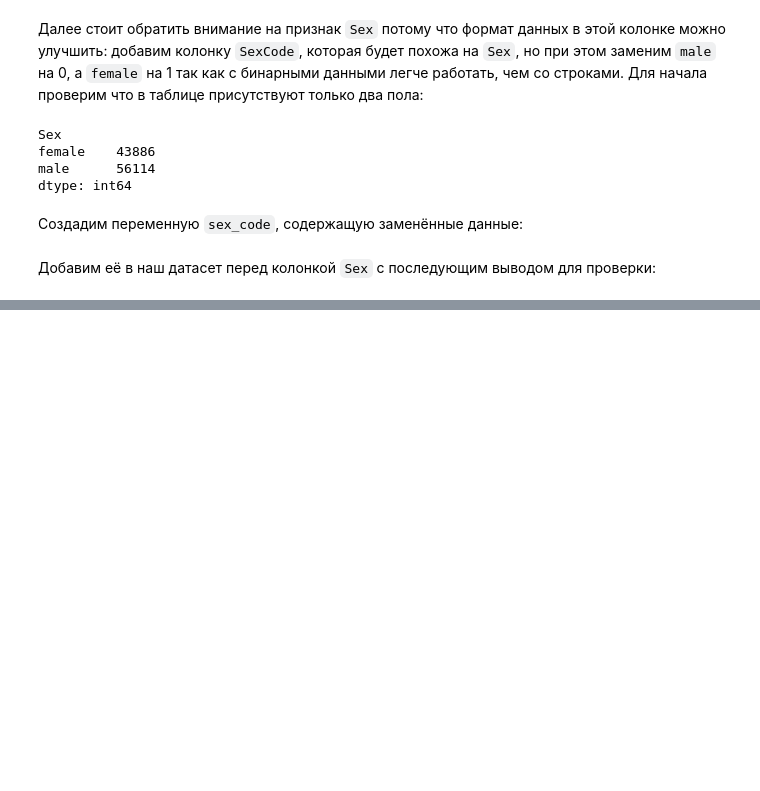
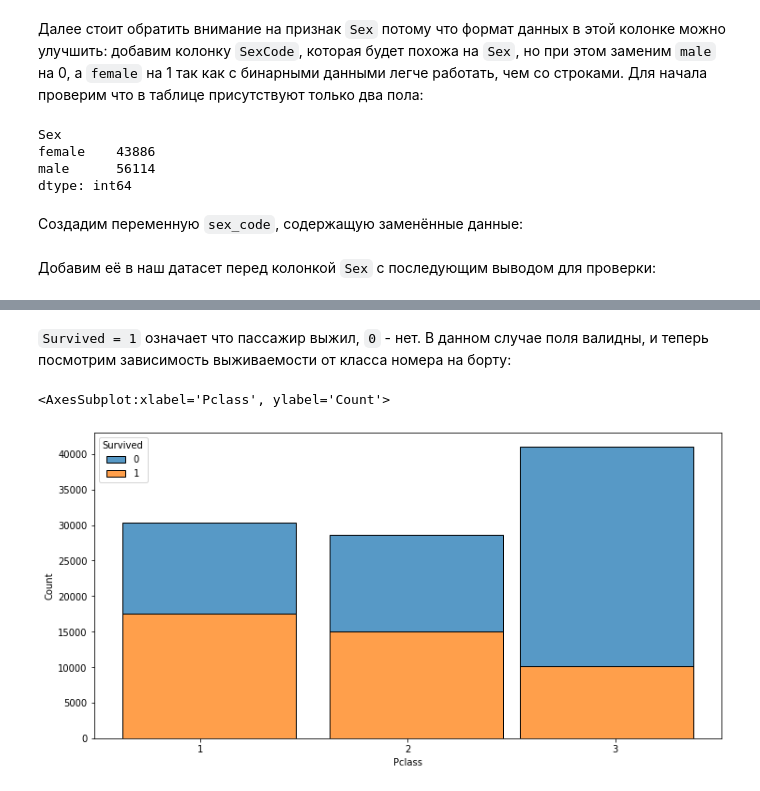
Before and after one commit to reagentjs/rss-ml-q1-2022-1, a Jupyter notebook: eda.ipynb, the cells around one changed output, grey strips where cells are left out. Saved outputs shown, nothing was run; the diff lists cells and outputs as text; code cells hidden in the pictures; blank space fills up the shorter version.

```diff
--- a/eda.ipynb
+++ b/eda.ipynb
@@ -74,0 +103,9 @@ titanic_data[:][:10]
+# %% [markdown]
+`Survived = 1` означает что пассажир выжил, `0` - нет. В данном случае поля валидны, и теперь посмотрим зависимость выживаемости от класса номера на борту:
+# %%
+plt.figure(figsize=(12,6))
+plt.xticks(range(1,4))
+sns.histplot(data=titanic_data, x="Pclass", hue="Survived", fill=True, legend=True, shrink=10, multiple="stack")
+# %% [output]
+<AxesSubplot:xlabel='Pclass', ylabel='Count'>
+[figure, added]
```
Also changed, not shown: parts of 15 cells of this notebook.
